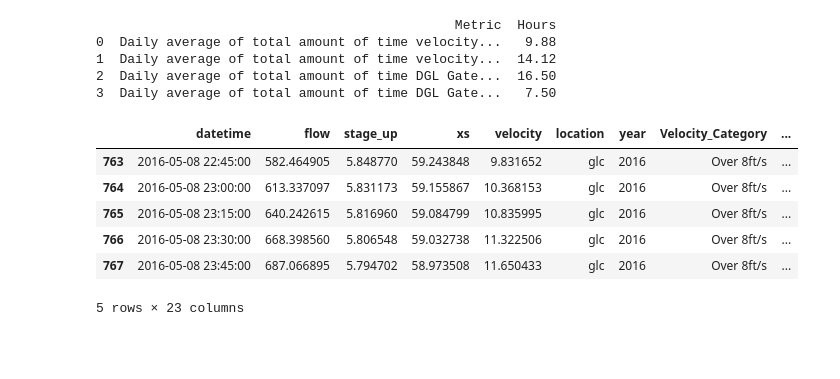
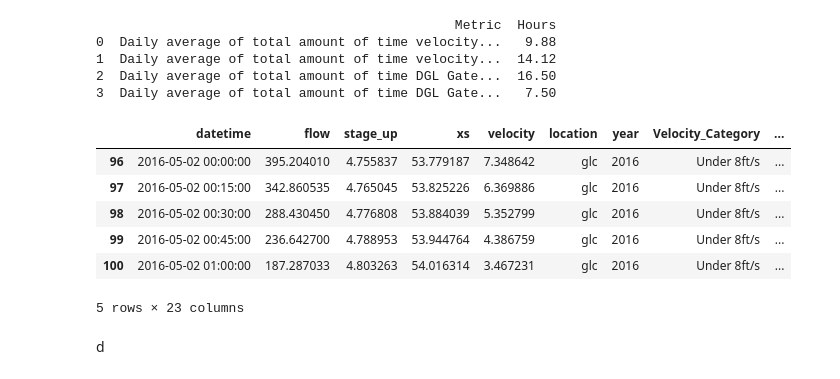
Before and after one commit to FlowWest/sdg-dashboard, a Jupyter notebook: visualization_exploration.ipynb, the cells around one changed output. Cells and saved outputs as stored; diff of their text form; code cells hidden in the pictures; blank space fills up the shorter version.

```diff
--- a/visualization_exploration.ipynb
+++ b/visualization_exploration.ipynb
@@ -277,23 +266,26 @@ print(weekly_summary_df)
 2  Daily average of total amount of time DGL Gate...  16.50
 3  Daily average of total amount of time DGL Gate...   7.50
 # %%
-
+# import pandas as pd
 full_merged_df = pd.read_csv('test_vel.csv', parse_dates=["datetime"])  # Ensure 'datetime' is parsed correctly
 start_date = pd.to_datetime(full_merged_df["date"].min())
 end_date = pd.to_datetime(
         full_merged_df["date"].min()
     ) + datetime.timedelta(days=7)
 start_date = str(start_date)
 end_date = str(end_date)
 filtered_df = full_merged_df[
     (full_merged_df["date"] >= start_date)
     & (full_merged_df["date"] <= end_date)]
-filtered_df.tail()
+# filtered_df = filtered_df[filtered_df["gate_status"]==]
+filtered_df.head()
 # %% [output]
 |  | datetime | flow | stage_up | xs | velocity | location | year | Velocity_Category | ... |
-| 763 | 2016-05-08 22:45:00 | 582.464905 | 5.848770 | 59.243848 | 9.831652 | glc | 2016 | Over 8ft/s | ... |
-| 764 | 2016-05-08 23:00:00 | 613.337097 | 5.831173 | 59.155867 | 10.368153 | glc | 2016 | Over 8ft/s | ... |
-| 765 | 2016-05-08 23:15:00 | 640.242615 | 5.816960 | 59.084799 | 10.835995 | glc | 2016 | Over 8ft/s | ... |
-| 766 | 2016-05-08 23:30:00 | 668.398560 | 5.806548 | 59.032738 | 11.322506 | glc | 2016 | Over 8ft/s | ... |
-| 767 | 2016-05-08 23:45:00 | 687.066895 | 5.794702 | 58.973508 | 11.650433 | glc | 2016 | Over 8ft/s | ... |
+| 96 | 2016-05-02 00:00:00 | 395.204010 | 4.755837 | 53.779187 | 7.348642 | glc | 2016 | Under 8ft/s | ... |
+| 97 | 2016-05-02 00:15:00 | 342.860535 | 4.765045 | 53.825226 | 6.369886 | glc | 2016 | Under 8ft/s | ... |
+| 98 | 2016-05-02 00:30:00 | 288.430450 | 4.776808 | 53.884039 | 5.352799 | glc | 2016 | Under 8ft/s | ... |
+| 99 | 2016-05-02 00:45:00 | 236.642700 | 4.788953 | 53.944764 | 4.386759 | glc | 2016 | Under 8ft/s | ... |
+| 100 | 2016-05-02 01:00:00 | 187.287033 | 4.803263 | 54.016314 | 3.467231 | glc | 2016 | Under 8ft/s | ... |
 5 rows × 23 columns
+# %% [markdown]
+d
```
Also changed, not shown: parts of 6 cells of this notebook, 1 other file.
